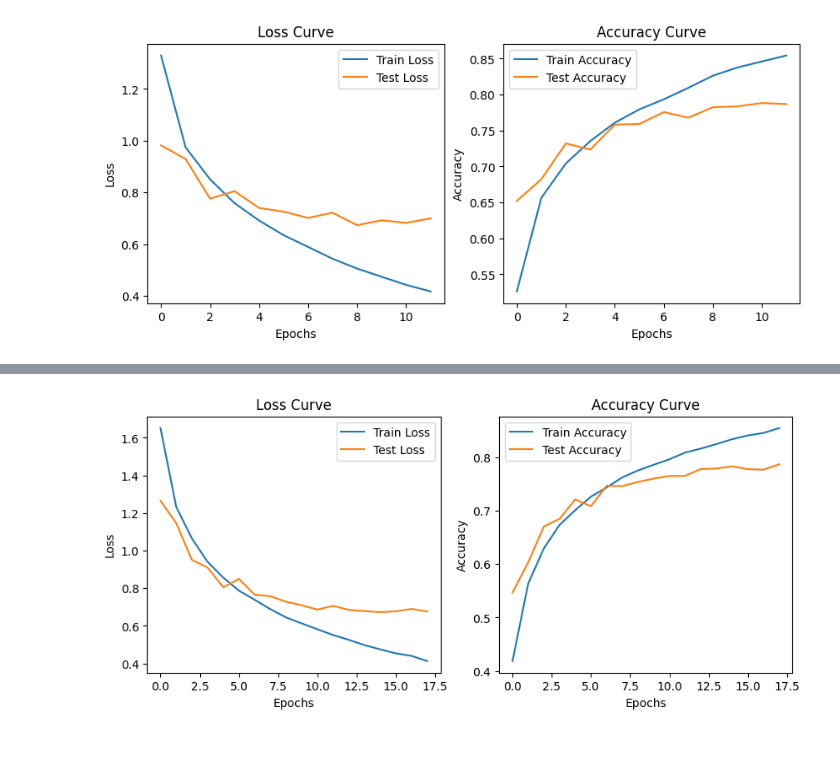
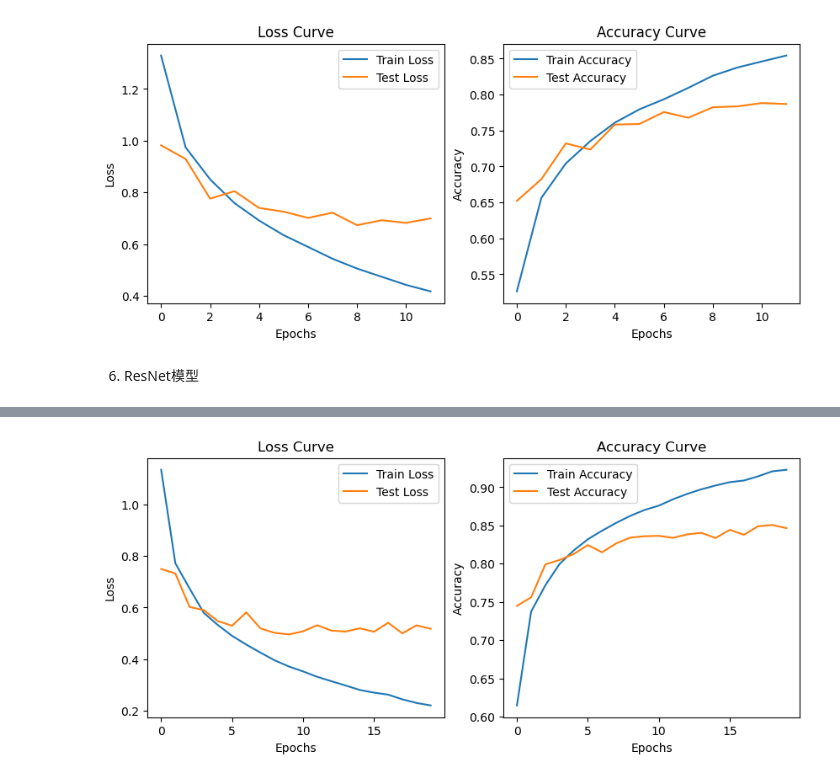
Before and after one commit to JaegerZhao/DeepLearning, a Jupyter notebook: 3 PyTorch实战_CIFAR10图像分类/CNN.ipynb, the cells around one changed output, grey strips where cells are left out. Saved outputs shown, nothing was run; the diff lists cells and outputs as text; code cells hidden in the pictures; blank space fills up the shorter version.

```diff
--- a/3 PyTorch实战_CIFAR10图像分类/CNN.ipynb
+++ b/3 PyTorch实战_CIFAR10图像分类/CNN.ipynb
@@ -260,6 +276,8 @@ def train(model, optimizer, criterion, num_epochs):
     train_accuracies = []
     test_losses = []
     test_accuracies = []
+
+    model.to(device)
 
     for epoch in range(num_epochs):
         model.train()
@@ -389,5 +413,5 @@ def train_with_early_stopping(model, optimizer, criterion, num_epochs, patience=
 # %%
-def drawlines(train_losses, test_losses, train_accuracies, test_accuracies):
+def drawlines(train_losses, train_accuracies, test_losses, test_accuracies):
     # 绘制损失和准确率曲线
     plt.figure(figsize=(10, 4))
     plt.subplot(1, 2, 1)
@@ -663,8 +703,10 @@ class ResNetBN(nn.Module):
+# %% [markdown]
+6. ResNet模型
 # %%
-# 早停法+SGD+ResNet+BN
-
 # 选择模型
-model = ResNetBN().to(device)
+model = torchvision.models.resnet18(pretrained=True)
+num_features = model.fc.in_features
+model.fc = nn.Linear(num_features, 10)
 
 # 定义损失函数和优化器
 criterion = nn.CrossEntropyLoss()
@@ -674,8 +716,8 @@ optimizer = optim.SGD(model.parameters(), lr=0.01, momentum=0.9)
 num_epochs = 20
 
 # 调用训练函数
-train_losses, train_accuracies, test_losses, test_accuracies = train_with_early_stopping(model, optimizer, criterion, num_epochs=20)
+train_losses, train_accuracies, test_losses, test_accuracies = train(model, optimizer, criterion, num_epochs)
 
 # 绘制曲线
-drawlines(train_losses, test_losses, train_accuracies, test_accuracies)
+drawlines(train_losses, train_accuracies, test_losses, test_accuracies)
 # %% [output]
@@ -701 +744 @@ Validation loss has not decreased for 3 consecutive epochs. Early stopping...
-[figure, old version]
+[figure, new version]
```
Also changed, not shown: parts of 32 cells of this notebook.
